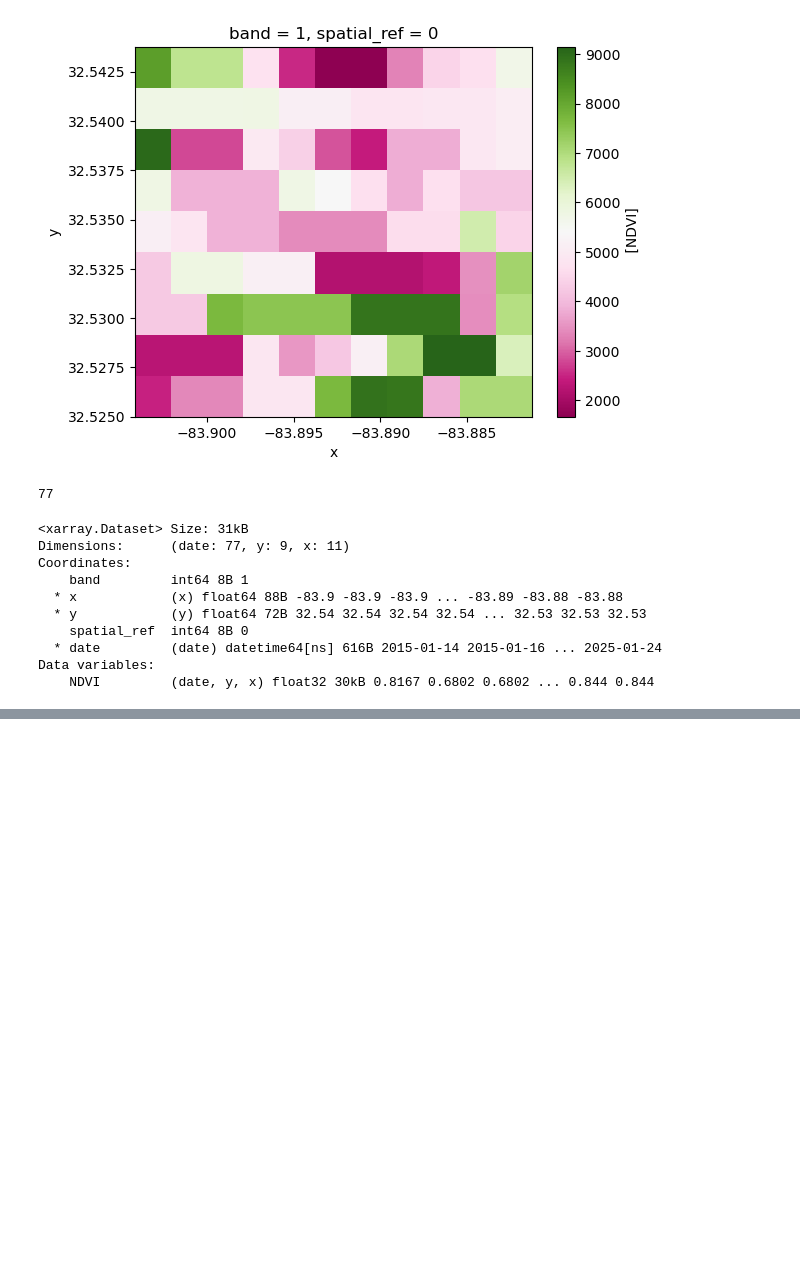
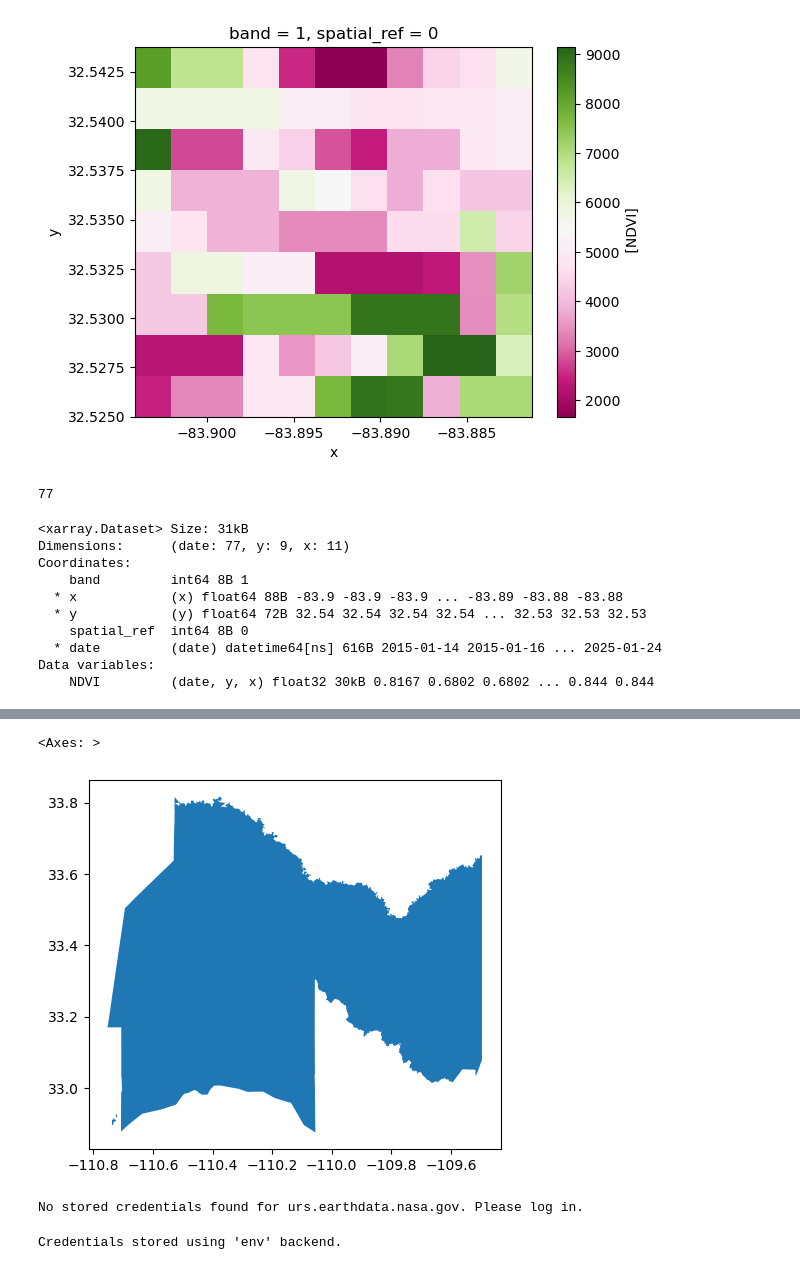
Before and after one commit to cu-esiil-edu/04-vegetation-nquarder, a Jupyter notebook: notebooks/more-veggie-demo.ipynb, the cells around one changed output, grey strips where cells are left out. Saved outputs shown, nothing was run; the diff lists cells and outputs as text; code cells hidden in the pictures; blank space fills up the shorter version.

Commit message:
scat ndvi

```diff
--- a/notebooks/more-veggie-demo.ipynb
+++ b/notebooks/more-veggie-demo.ipynb
@@ -206,0 +209,11 @@ Coordinates:
+# %%
+# Search OSM for San Carlos Apache using geocode_to_gdf
+osm_way_id = 9436141
+
+# Retrieve polygon boundary
+scat_boundary = osm.geocode_to_gdf(
+    "R9436141",
+    by_osmid=True
+)
+
+scat_boundary
@@ -206,0 +223,5 @@ Coordinates:
+# %%
+scat_boundary.plot()
+# %% [output]
+<Axes: >
+[figure, added]
@@ -206,0 +247,6 @@ Coordinates:
+# %%
+# Download the prepared download -- this can take some time!
+ndvi_downloader.download_files(cache=False)
+# %% [output]
+No stored credentials found for urs.earthdata.nasa.gov. Please log in.
+Credentials stored using 'env' backend.
```
Also changed, not shown: parts of 4 cells of this notebook, 4 other files.
